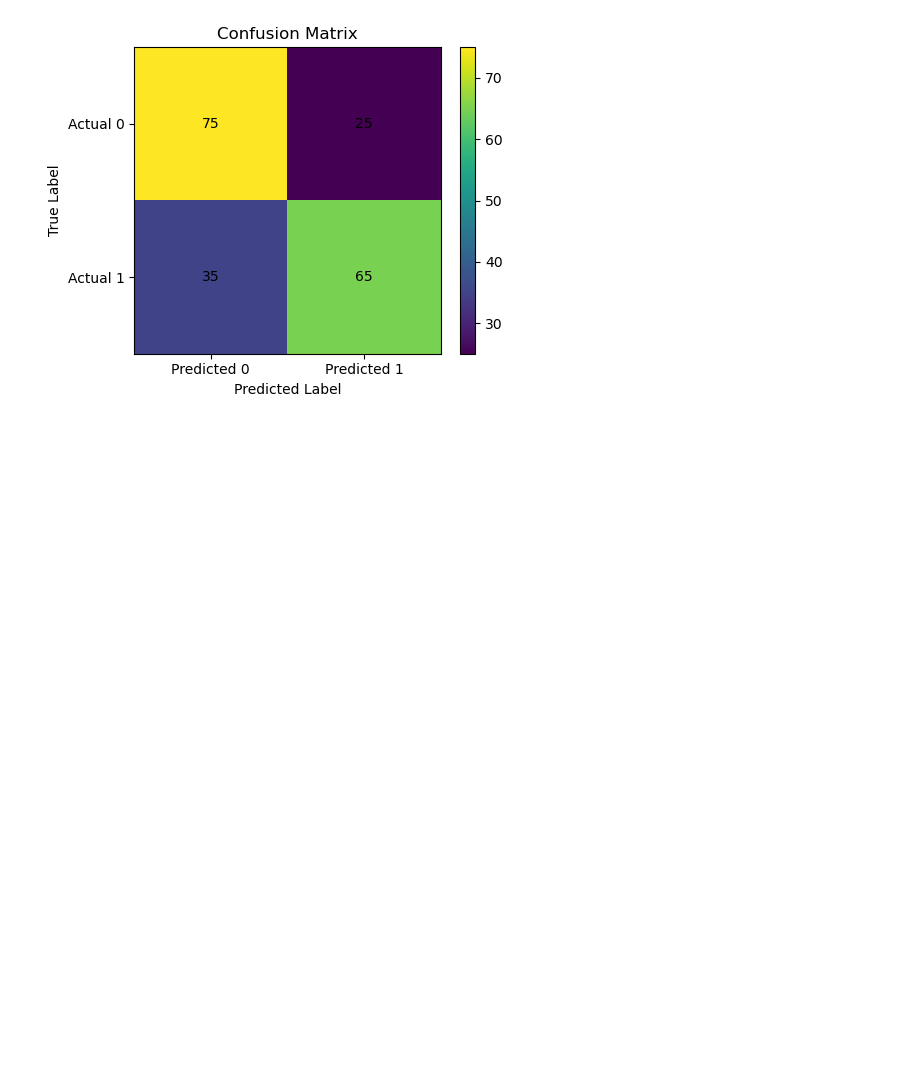
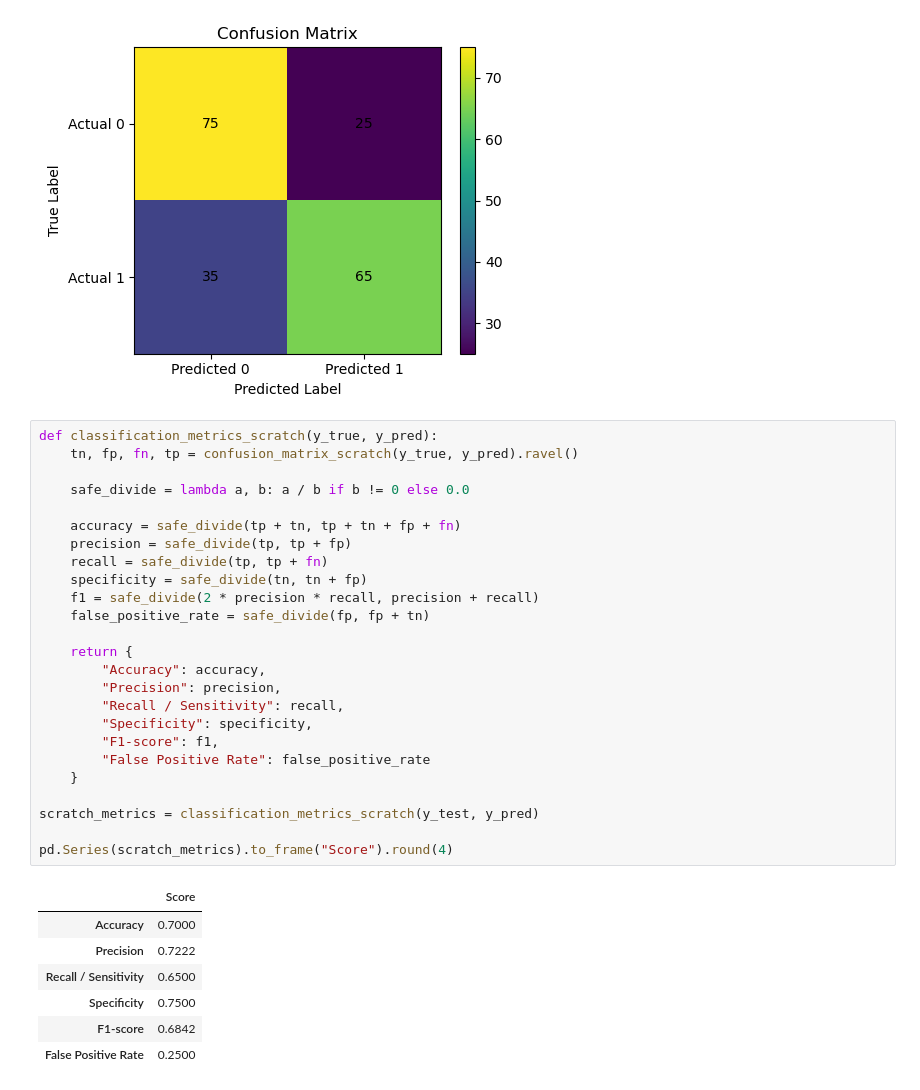
Before and after one commit to AHMAD-ALI5/machine-learning-from-scratch, a Jupyter notebook: machine-learning-from-scratch/Evaluation/metrics.ipynb, the cells around one changed output. Drawn from its saved outputs; the diff is of its cells as text; blank space fills up the shorter version.

```diff
--- a/machine-learning-from-scratch/Evaluation/metrics.ipynb
+++ b/machine-learning-from-scratch/Evaluation/metrics.ipynb
@@ -105,3 +105,36 @@ plt.tight_layout()
 plt.show()
 # %% [output]
 [figure]
+# %%
+def classification_metrics_scratch(y_true, y_pred):
+    tn, fp, fn, tp = confusion_matrix_scratch(y_true, y_pred).ravel()
+
+    safe_divide = lambda a, b: a / b if b != 0 else 0.0
+
+    accuracy = safe_divide(tp + tn, tp + tn + fp + fn)
+    precision = safe_divide(tp, tp + fp)
+    recall = safe_divide(tp, tp + fn)
+    specificity = safe_divide(tn, tn + fp)
+    f1 = safe_divide(2 * precision * recall, precision + recall)
+    false_positive_rate = safe_divide(fp, fp + tn)
+
+    return {
+        "Accuracy": accuracy,
+        "Precision": precision,
+        "Recall / Sensitivity": recall,
+        "Specificity": specificity,
+        "F1-score": f1,
+        "False Positive Rate": false_positive_rate
+    }
+
+scratch_metrics = classification_metrics_scratch(y_test, y_pred)
+
+pd.Series(scratch_metrics).to_frame("Score").round(4)
+# %% [output]
+|  | Score |
+| Accuracy | 0.7000 |
+| Precision | 0.7222 |
+| Recall / Sensitivity | 0.6500 |
+| Specificity | 0.7500 |
+| F1-score | 0.6842 |
+| False Positive Rate | 0.2500 |
```
Also changed, not shown: parts of 3 cells of this notebook.
